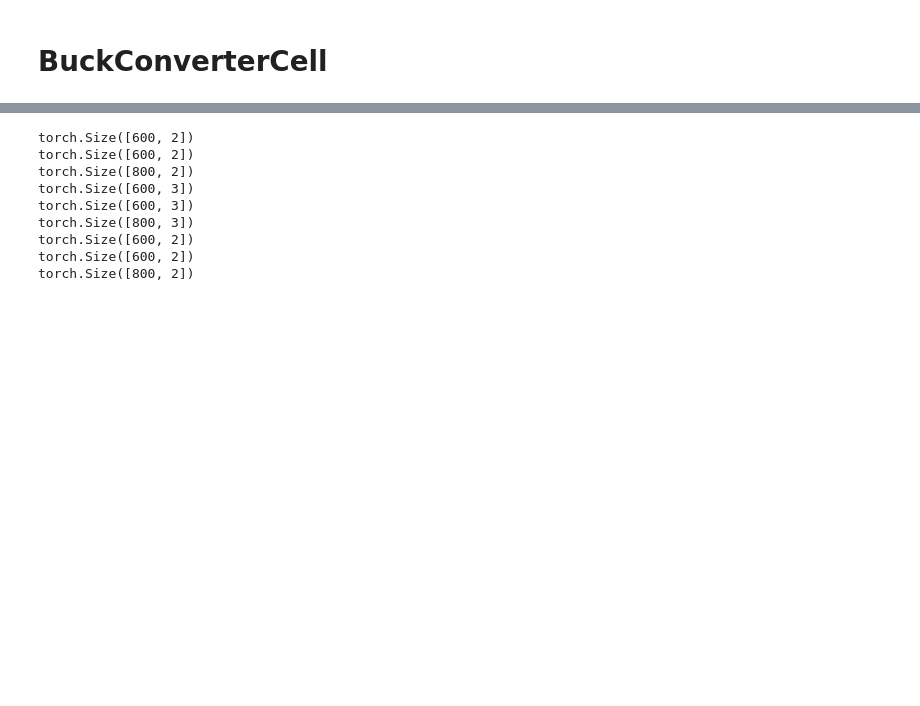
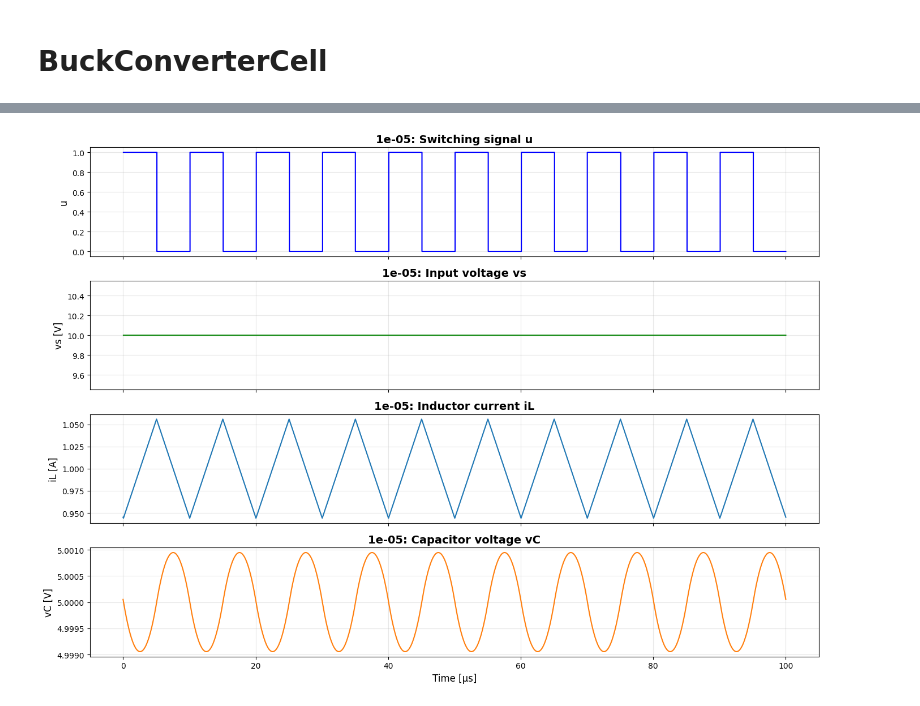
Before and after one commit to University-Laboratory/rnn-pann, a Jupyter notebook: actual_machine_notebooks/note4/note.ipynb, the cells around one changed output, grey strips where cells are left out. Drawn from its saved outputs; the diff is of its cells as text; code cells hidden in the pictures; blank space fills up the shorter version.

```diff
--- a/actual_machine_notebooks/note4/note.ipynb
+++ b/actual_machine_notebooks/note4/note.ipynb
@@ -169,7 +168,21 @@ if keep_log:
 # %%
 # スイッチング信号
-duty_phase = (t_meas[:-1] % params.T) / params.T
+duty_phase = (t_downsampled[:-1] % params.T) / params.T
 u = (duty_phase < params.duty).astype(int)
 
 # 入力電圧
-vs = np.ones(len(t_meas) - 1) * params.Vin
+vs = np.ones(len(t_downsampled) - 1) * params.Vin
+
+fig, ax = plot_u_vs_iL_vC(
+    t_downsampled,
+    u,
+    vs,
+    iL_clipped,
+    vC_clipped,
+    params.T,
+)
+
+if keep_log:
+    save_figure_to_log(fig, "u_vs_iL_vC.png", result_dir)
+# %% [output]
+[figure, added]
@@ -273,47 +188,0 @@ def rollout_full_series(
-# %%
-# --- 連続区間で train/valid/test に分割（状態は N+1, 入力は N）---
-N: int = int(params.samples_per_cycle * params.train_cycles)
-train_steps: int = int(N * params.train_ratio)
-valid_steps: int = int(N * params.valid_ratio)
-test_steps: int = N - train_steps - valid_steps
-
-dt = t_meas[1:] - t_meas[:-1]
-dt_tensor = torch.tensor(dt, dtype=torch.float32)
-u_tensor = torch.tensor(u, dtype=torch.float32)
-vs_tensor = torch.tensor(vs, dtype=torch.float32)
-iL_clipped_tensor = torch.tensor(iL_clipped, dtype=torch.float32)
-vC_clipped_tensor = torch.tensor(vC_clipped, dtype=torch.float32)
-h_meas_steps = torch.stack([iL_clipped_tensor, vC_clipped_tensor], dim=1)
-x_steps = torch.stack([vs_tensor, u_tensor, dt_tensor], dim=1)
-
-h_meas_train_steps = h_meas_steps[:train_steps]
-h_meas_valid_steps = h_meas_steps[train_steps : train_steps + valid_steps]
-h_meas_test_steps = h_meas_steps[train_steps + valid_steps : -1]
-
-x_train = x_steps[:train_steps]
-x_valid = x_steps[train_steps : train_steps + valid_steps]
-x_test = x_steps[train_steps + valid_steps :]
-
-h_meas_train_next = h_meas_steps[1 : train_steps + 1]
-h_meas_valid_next = h_meas_steps[train_steps + 1 : train_steps + valid_steps + 1]
-h_meas_test_next = h_meas_steps[train_steps + valid_steps + 1 :]
-
-print(h_meas_train_steps.shape)
-print(h_meas_valid_steps.shape)
-print(h_meas_test_steps.shape)
-print(x_train.shape)
-print(x_valid.shape)
-print(x_test.shape)
-print(h_meas_train_next.shape)
-print(h_meas_valid_next.shape)
-print(h_meas_test_next.shape)
-# %% [output]
-torch.Size([600, 2])
-torch.Size([600, 2])
-torch.Size([800, 2])
-torch.Size([600, 3])
-torch.Size([600, 3])
-torch.Size([800, 3])
-torch.Size([600, 2])
-torch.Size([600, 2])
-torch.Size([800, 2])
```
Also changed, not shown: parts of 35 cells of this notebook, 1 other file.
